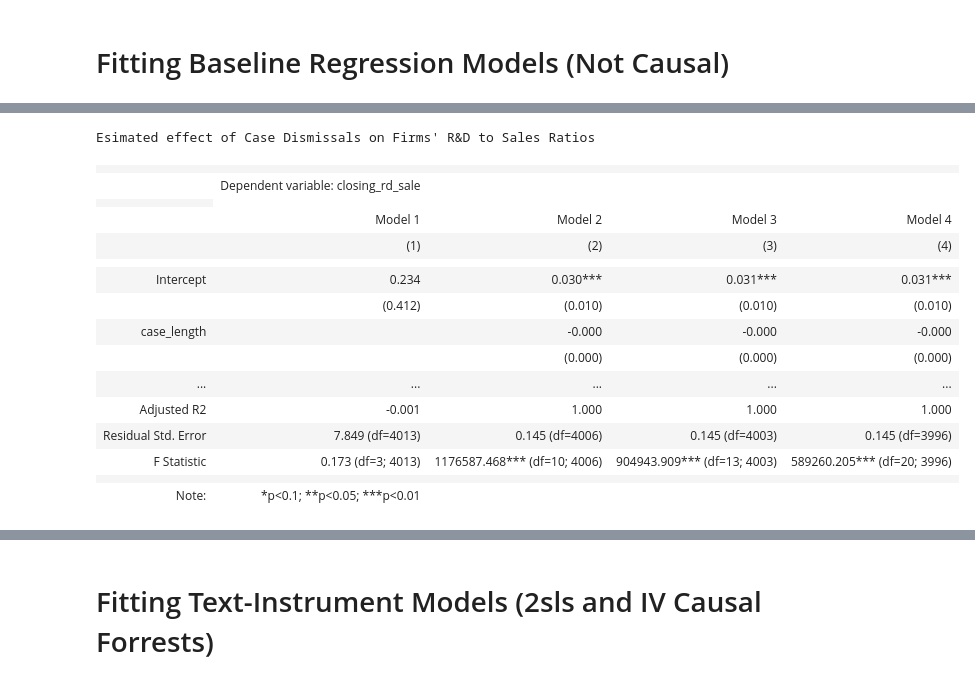
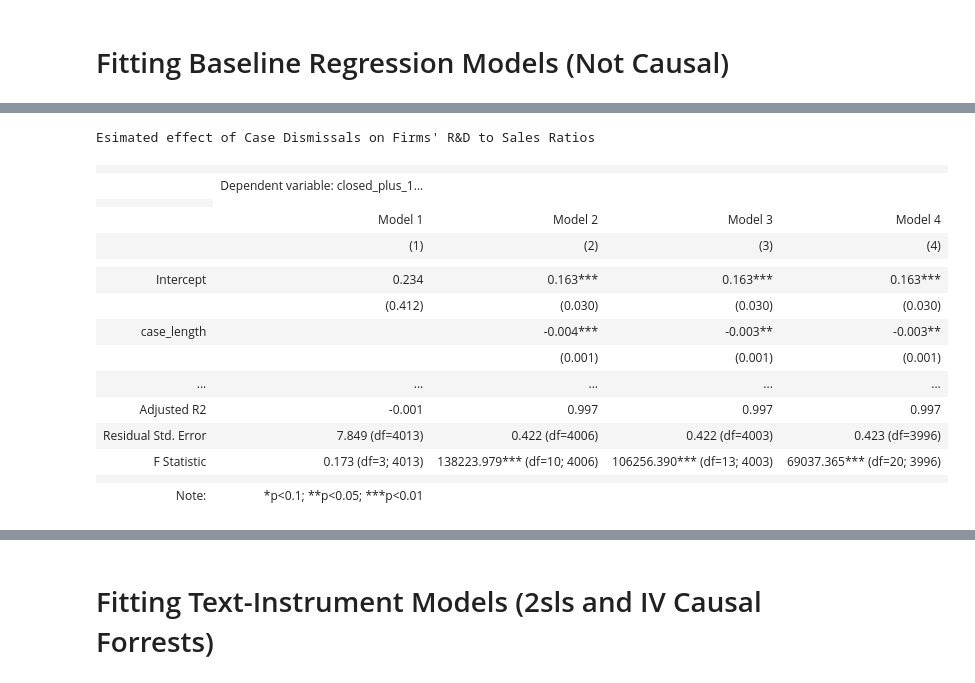
Before and after one commit to Sai0472003/PatentLitigation_Impact, a Jupyter notebook: Causal_Inference.ipynb, the cells around one changed output, grey strips where cells are left out. Cells and saved outputs as stored; diff of their text form; code cells hidden in the pictures.

```diff
--- a/Causal_Inference.ipynb
+++ b/Causal_Inference.ipynb
@@ -342,16 +346,16 @@ Requirement already satisfied: stargazer in /usr/local/lib/python3.11/dist-packa
 # Regression Table 1.2: Heterogeniety between Defendants and Plaintiffs (Dismissals)
 
 #base model
-model_1 = smf.ols('closing_npm ~ disp_dismissed*defendant ', data=npm).fit()
+model_1 = smf.ols('closed_plus_1_npm ~ disp_dismissed*defendant ', data=npm).fit()
 
 #adds covariates
-model_2 = smf.ols('closing_npm ~ disp_dismissed*defendant + filing_npm + case_length + info_tech + health_care + industrials + materials + consumer_discretionary', data=npm).fit()
+model_2 = smf.ols('closed_plus_1_npm ~ disp_dismissed*defendant + filed_minus_1_npm + case_length + info_tech + health_care + industrials + materials + consumer_discretionary', data=npm).fit()
 
 #adds more types of dsimissals and interactions between them
-model_3 = smf.ols('closing_npm ~ disp_dismissed*defendant + disp_dismissed:dismissed_settlement + disp_dismissed:dismissed_voluntary + disp_dismissed:disp_before_issue_joined + filing_npm + case_length + info_tech + health_care + industrials + materials + consumer_discretionary', data=npm).fit()
+model_3 = smf.ols('closed_plus_1_npm ~ disp_dismissed*defendant + disp_dismissed:dismissed_settlement + disp_dismissed:dismissed_voluntary + disp_dismissed:disp_before_issue_joined + filed_minus_1_npm + case_length + info_tech + health_care + industrials + materials + consumer_discretionary', data=npm).fit()
 
 #plaintiff-defendant heterogeniety between different types of dissmissals
-model_4 = smf.ols('closing_npm ~ disp_dismissed*defendant + disp_dismissed:dismissed_settlement*defendant + disp_dismissed:dismissed_voluntary*defendant + disp_dismissed:disp_before_issue_joined*defendant + disp_dismissed:disp_before_issue_joined:dismissed_settlement + disp_dismissed:disp_before_issue_joined:dismissed_settlement:defendant + disp_dismissed:disp_before_issue_joined:dismissed_voluntary + disp_dismissed:disp_before_issue_joined:dismissed_voluntary*defendant + filing_npm + case_length + info_tech + health_care + industrials + materials + consumer_discretionary', data=npm).fit()
+model_4 = smf.ols('closed_plus_1_npm ~ disp_dismissed*defendant + disp_dismissed:dismissed_settlement*defendant + disp_dismissed:dismissed_voluntary*defendant + disp_dismissed:disp_before_issue_joined*defendant + disp_dismissed:disp_before_issue_joined:dismissed_settlement + disp_dismissed:disp_before_issue_joined:dismissed_settlement:defendant + disp_dismissed:disp_before_issue_joined:dismissed_voluntary + disp_dismissed:disp_before_issue_joined:dismissed_voluntary*defendant + filed_minus_1_npm + case_length + info_tech + health_care + industrials + materials + consumer_discretionary', data=npm).fit()
 
 #creating stargazer object
 stargazer = Stargazer([model_1, model_2, model_3, model_4])
@@ -389,48 +393,48 @@ Esimated effect of Case Dismissals on Firms' R&D to Sales Ratios
 # %%
 # Regression Table 1.2: Heterogeniety between Defendants and Plaintiffs (Dismissals)
 
 #base model
-model_1 = smf.ols('closing_rd_sale ~ disp_dismissed*defendant ', data=rnd).fit()
+model_1 = smf.ols('closed_plus_1_rd_sale ~ disp_dismissed*defendant ', data=rnd).fit()
 
 #adds covariates
-model_2 = smf.ols('closing_rd_sale ~ disp_dismissed*defendant + filing_rd_sale + case_length + info_tech + health_care + industrials + materials + consumer_discretionary', data=rnd).fit()
+model_2 = smf.ols('closed_plus_1_rd_sale ~ disp_dismissed*defendant + filed_minus_1_rd_sale + case_length + info_tech + health_care + industrials + materials + consumer_discretionary', data=rnd).fit()
 
 #adds more types of dsimissals and interactions between them
-model_3 = smf.ols('closing_rd_sale ~ disp_dismissed*defendant + disp_dismissed:dismissed_settlement + disp_dismissed:dismissed_voluntary + disp_dismissed:disp_before_issue_joined + filing_rd_sale + case_length + info_tech + health_care + industrials + materials + consumer_discretionary', data=rnd).fit()
+model_3 = smf.ols('closed_plus_1_rd_sale ~ disp_dismissed*defendant + disp_dismissed:dismissed_settlement + disp_dismissed:dismissed_voluntary + disp_dismissed:disp_before_issue_joined + filed_minus_1_rd_sale + case_length + info_tech + health_care + industrials + materials + consumer_discretionary', data=rnd).fit()
 
 #plaintiff-defendant heterogeniety between different types of dissmissals
-model_4 = smf.ols('closing_rd_sale ~ disp_dismissed*defendant + disp_dismissed:dismissed_settlement*defendant + disp_dismissed:dismissed_voluntary*defendant + disp_dismissed:disp_before_issue_joined*defendant + disp_dismissed:disp_before_issue_joined:dismissed_settlement + disp_dismissed:disp_before_issue_joined:dismissed_settlement:defendant + disp_dismissed:disp_before_issue_joined:dismissed_voluntary + disp_dismissed:disp_before_issue_joined:dismissed_voluntary*defendant + filing_rd_sale + case_length + info_tech + health_care + industrials + materials + consumer_discretionary', data=rnd).fit()
+model_4 = smf.ols('closed_plus_1_rd_sale ~ disp_dismissed*defendant + disp_dismissed:dismissed_settlement*defendant + disp_dismissed:dismissed_voluntary*defendant + disp_dismissed:disp_before_issue_joined*defendant + disp_dismissed:disp_before_issue_joined:dismissed_settlement + disp_dismissed:disp_before_issue_joined:dismissed_settlement:defendant + disp_dismissed:disp_before_issue_joined:dismissed_voluntary + disp_dismissed:disp_before_issue_joined:dismissed_voluntary*defendant + filed_minus_1_rd_sale + case_length + info_tech + health_care + industrials + materials + consumer_discretionary', data=rnd).fit()
 
 #creating stargazer object
 stargazer = Stargazer([model_1, model_2, model_3, model_4])
 
 # Custom column names
 stargazer.custom_columns(["Model 1", 'Model 2', 'Model 3', 'Model 4'], [1, 1, 1, 1])
 
 
 #stargazer.covariate_order([])
 
 #stargazer.rename_covariates({})
 
 stargazer.title("Esimated effect of Case Dismissals on Firms' R&D to Sales Ratios")
 
 # Display in Jupyter Notebook
 display(HTML(stargazer.render_html()))
 # %% [output]
 Esimated effect of Case Dismissals on Firms' R&D to Sales Ratios
 |  |  |  |  |  |
-|  | Dependent variable: closing_rd_sale |  |  |  |
+|  | Dependent variable: closed_plus_1... |  |  |  |
 |  |
 |  | Model 1 | Model 2 | Model 3 | Model 4 |
 |  | (1) | (2) | (3) | (4) |
 |  |  |  |  |  |
-| Intercept | 0.234 | 0.030*** | 0.031*** | 0.031*** |
-|  | (0.412) | (0.010) | (0.010) | (0.010) |
-| case_length |  | -0.000 | -0.000 | -0.000 |
-|  |  | (0.000) | (0.000) | (0.000) |
+| Intercept | 0.234 | 0.163*** | 0.163*** | 0.163*** |
+|  | (0.412) | (0.030) | (0.030) | (0.030) |
+| case_length |  | -0.004*** | -0.003** | -0.003** |
+|  |  | (0.001) | (0.001) | (0.001) |
 | ... | ... | ... | ... | ... |
-| Adjusted R2 | -0.001 | 1.000 | 1.000 | 1.000 |
-| Residual Std. Error | 7.849 (df=4013) | 0.145 (df=4006) | 0.145 (df=4003) | 0.145 (df=3996) |
-| F Statistic | 0.173 (df=3; 4013) | 1176587.468*** (df=10; 4006) | 904943.909*** (df=13; 4003) | 589260.205*** (df=20; 3996) |
+| Adjusted R2 | -0.001 | 0.997 | 0.997 | 0.997 |
+| Residual Std. Error | 7.849 (df=4013) | 0.422 (df=4006) | 0.422 (df=4003) | 0.423 (df=3996) |
+| F Statistic | 0.173 (df=3; 4013) | 138223.979*** (df=10; 4006) | 106256.390*** (df=13; 4003) | 69037.365*** (df=20; 3996) |
 |  |  |  |  |  |
 | Note: | *p<0.1; **p<0.05; ***p<0.01 |  |  |  |
```
Also changed, not shown: parts of 27 cells of this notebook.
